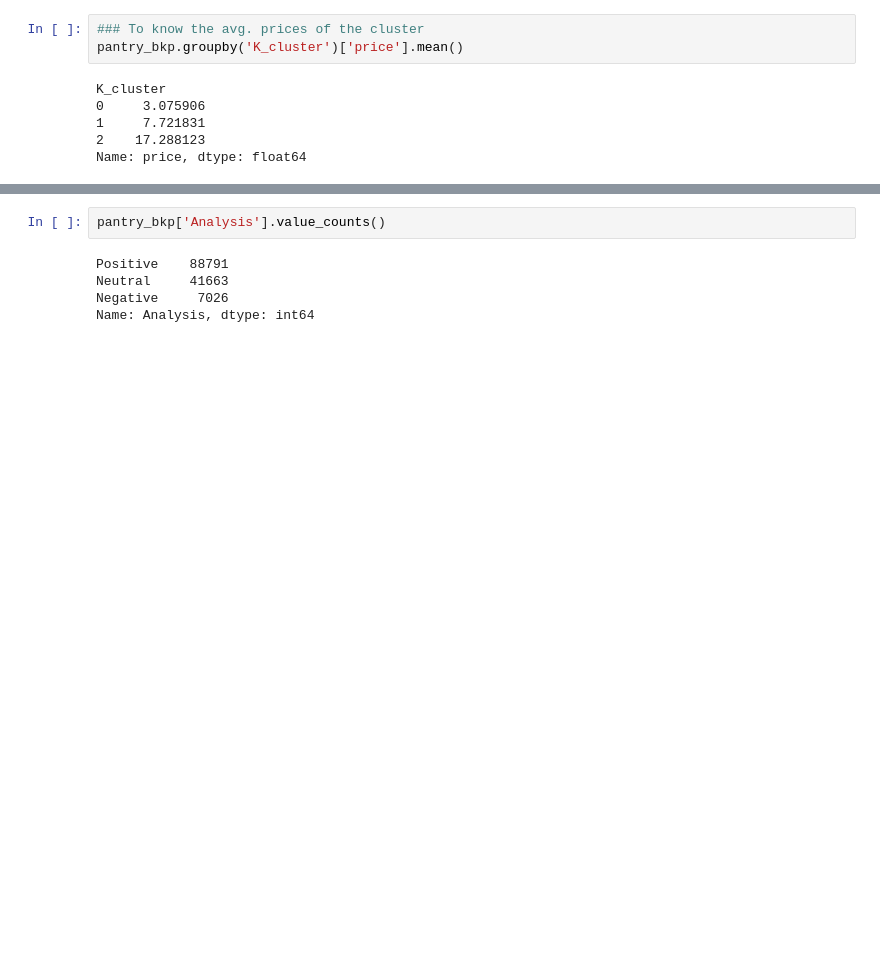
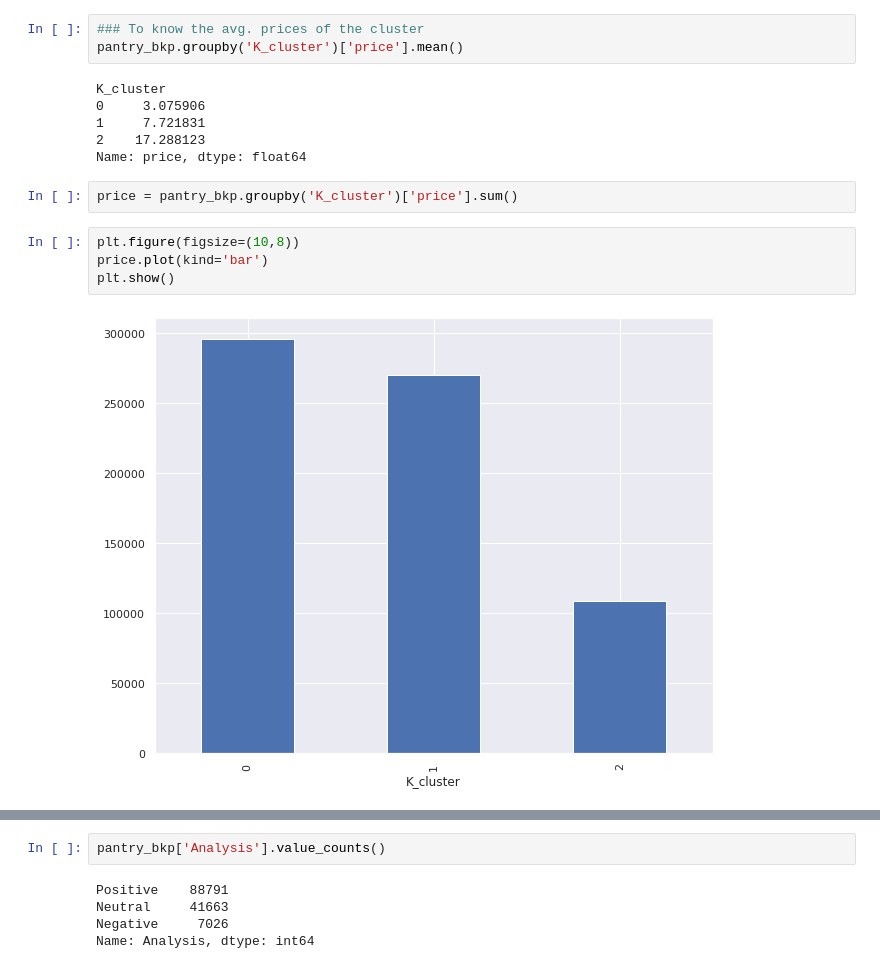
Before and after one commit to subhranilmondal/subhranilmondal, a Jupyter notebook: Capstone Project- Amazon customer review analysis/Project_Clustering_Final.ipynb, the cells around one changed output, grey strips where cells are left out. Drawn from its saved outputs; the diff is of its cells as text; blank space fills up the shorter version.

```diff
--- a/Capstone Project- Amazon customer review analysis/Project_Clustering_Final.ipynb
+++ b/Capstone Project- Amazon customer review analysis/Project_Clustering_Final.ipynb
@@ -165,3 +146,11 @@ K_cluster
 1     7.721831
 2    17.288123
 Name: price, dtype: float64
+# %%
+price = pantry_bkp.groupby('K_cluster')['price'].sum()
+# %%
+plt.figure(figsize=(10,8))
+price.plot(kind='bar')
+plt.show()
+# %% [output]
+[figure, added]
```
Also changed, not shown: parts of 27 cells of this notebook, 3 other files.
